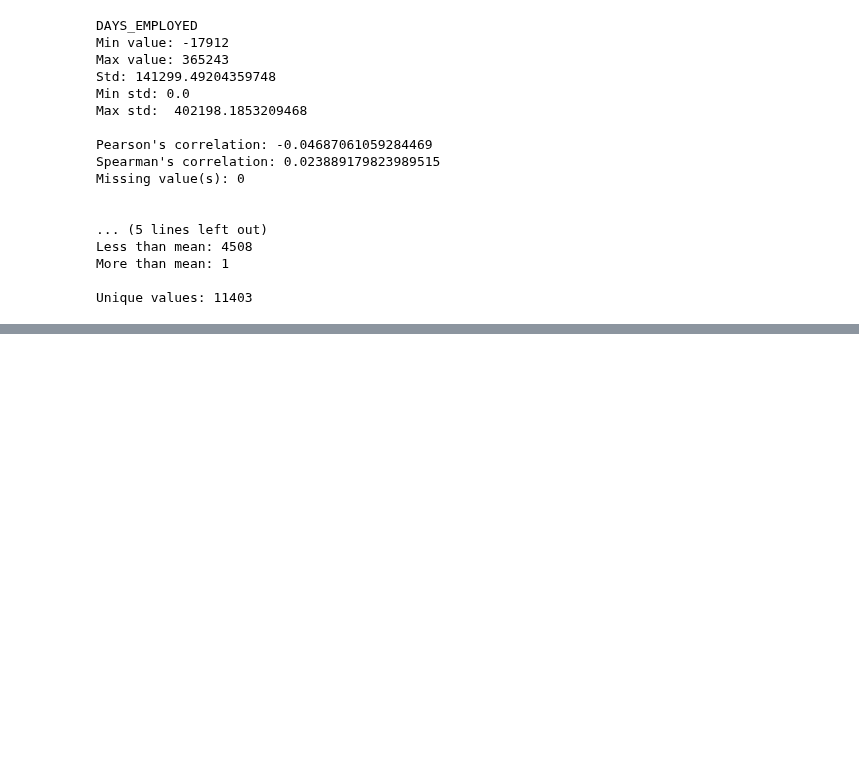
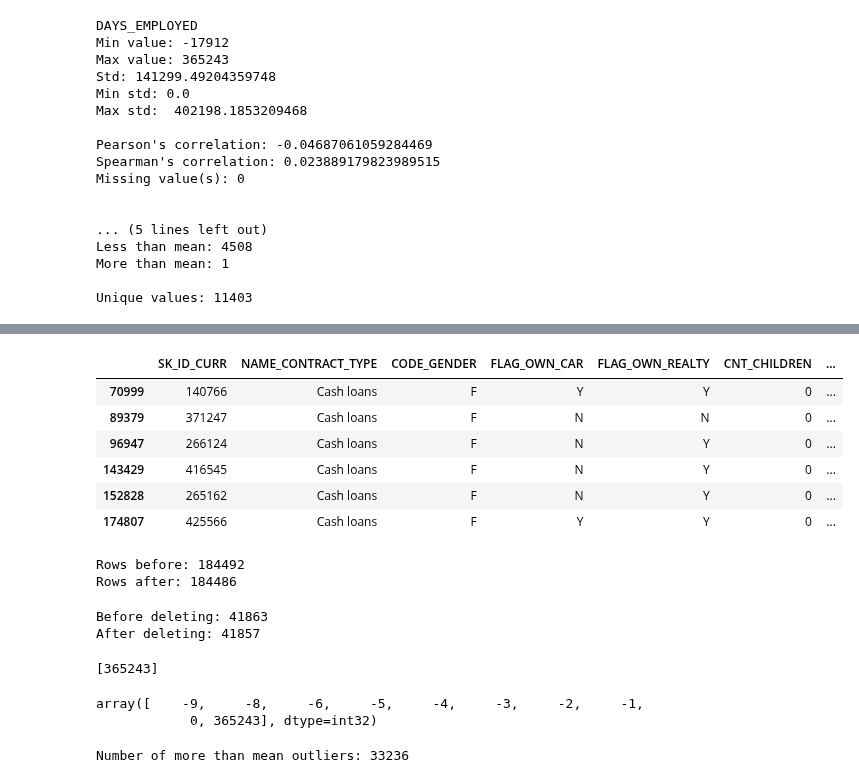
Before and after one commit to DhruvAwasthi/AI511_HOMELOAN_2022, a Jupyter notebook: notebooks/2022_12_08_master_eda.ipynb, the cells around one changed output, grey strips where cells are left out. Cells and saved outputs as stored; diff of their text form; code cells hidden in the pictures; blank space fills up the shorter version.

```diff
--- a/notebooks/2022_12_08_master_eda.ipynb
+++ b/notebooks/2022_12_08_master_eda.ipynb
@@ -644,0 +665,39 @@ Unique values: 11403
+# %%
+df[df[column_name] <= -17139]
+# %% [output]
+|  | SK_ID_CURR | NAME_CONTRACT_TYPE | CODE_GENDER | FLAG_OWN_CAR | FLAG_OWN_REALTY | CNT_CHILDREN | ... |
+| 70999 | 140766 | Cash loans | F | Y | Y | 0 | ... |
+| 89379 | 371247 | Cash loans | F | N | N | 0 | ... |
+| 96947 | 266124 | Cash loans | F | N | Y | 0 | ... |
+| 143429 | 416545 | Cash loans | F | N | Y | 0 | ... |
+| 152828 | 265162 | Cash loans | F | N | Y | 0 | ... |
+| 174807 | 425566 | Cash loans | F | Y | Y | 0 | ... |
+# %%
+print(f"Rows before: {df.shape[0]}")
+to_delete_indices = df[(df[column_name] <= -17139)].index
+df.drop(index=to_delete_indices, inplace=True)
+print(f"Rows after: {df.shape[0]}")
+# %% [output]
+Rows before: 184492
+Rows after: 184486
+# %%
+print(f"Before deleting: {len(index_of_outliers)}")
+index_of_outliers = index_of_outliers.drop(to_delete_indices)
+print(f"After deleting: {len(index_of_outliers)}")
+# %% [output]
+Before deleting: 41863
+After deleting: 41857
+# %%
+more_than_mean
+# %% [output]
+[365243]
+# %%
+unique_values[-10:]
+# %% [output]
+array([    -9,     -8,     -6,     -5,     -4,     -3,     -2,     -1,
+            0, 365243], dtype=int32)
+# %%
+indices_of_more_than_mean = df[df[column_name] == more_than_mean[0]].index
+print(f"Number of more than mean outliers: {len(indices_of_more_than_mean)}")
+# %% [output]
+Number of more than mean outliers: 33236
```
Also changed, not shown: parts of 7 cells of this notebook, 1 other file.
